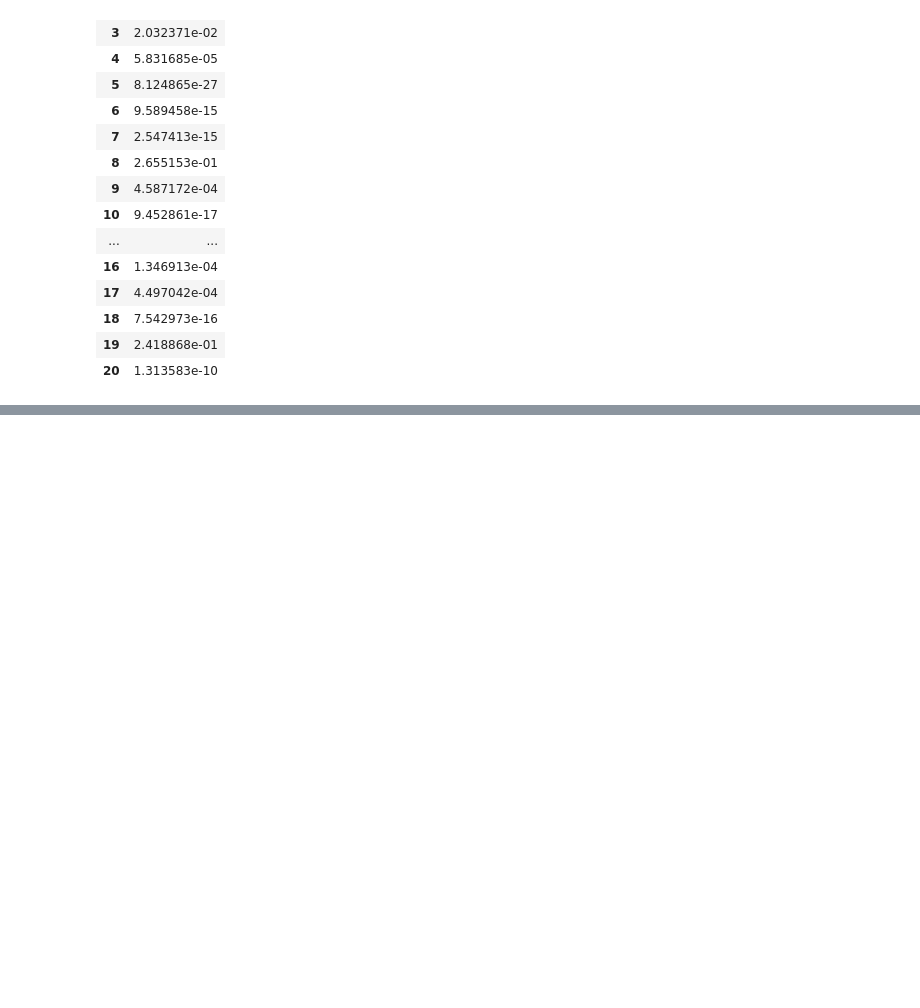
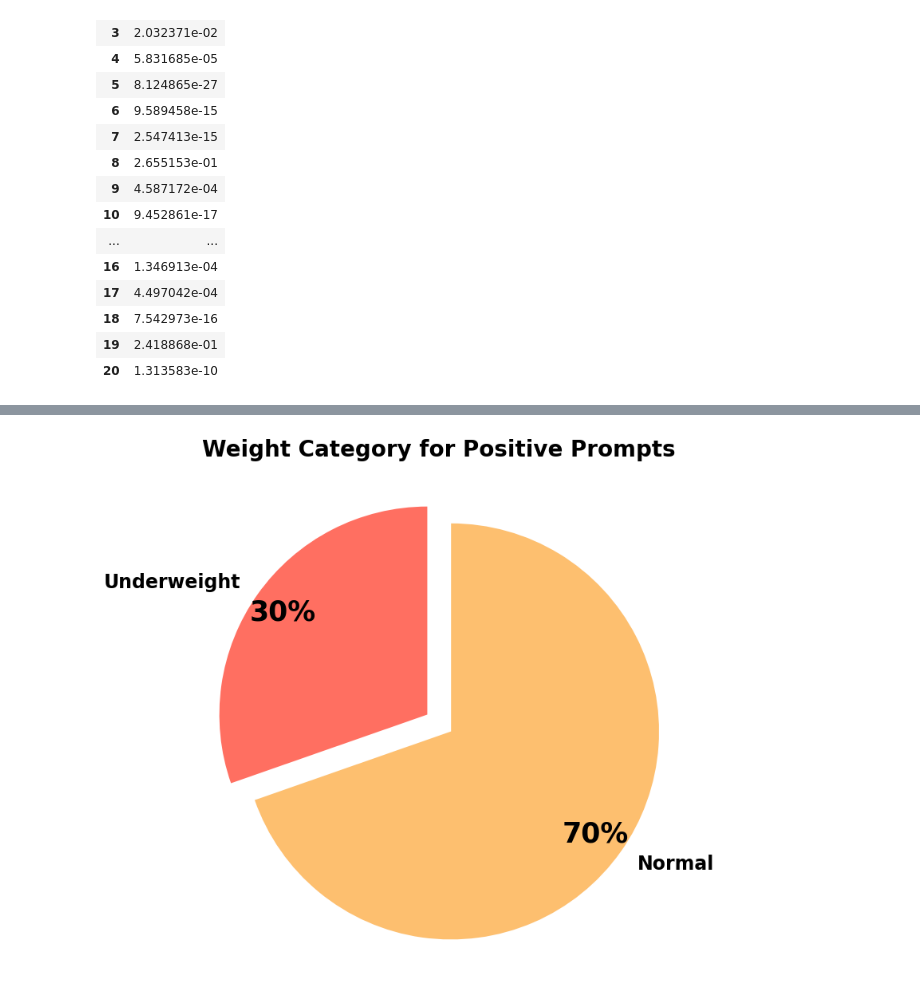
Before and after one commit to janewarren/decodingfatphobia, a Jupyter notebook: table_combination.ipynb, the cells around one changed output, grey strips where cells are left out. Cells and saved outputs as stored; diff of their text form; code cells hidden in the pictures; blank space fills up the shorter version.

```diff
--- a/table_combination.ipynb
+++ b/table_combination.ipynb
@@ -271,0 +331,4 @@ pd.DataFrame(ttest_results, index=['p']).T
+# %%
+pie_plot(aggregated_df, 'P', 'Weight Category for Positive Prompts');
+# %% [output]
+[figure, added]
```
Also changed, not shown: parts of 2 cells of this notebook, 1 other file.
